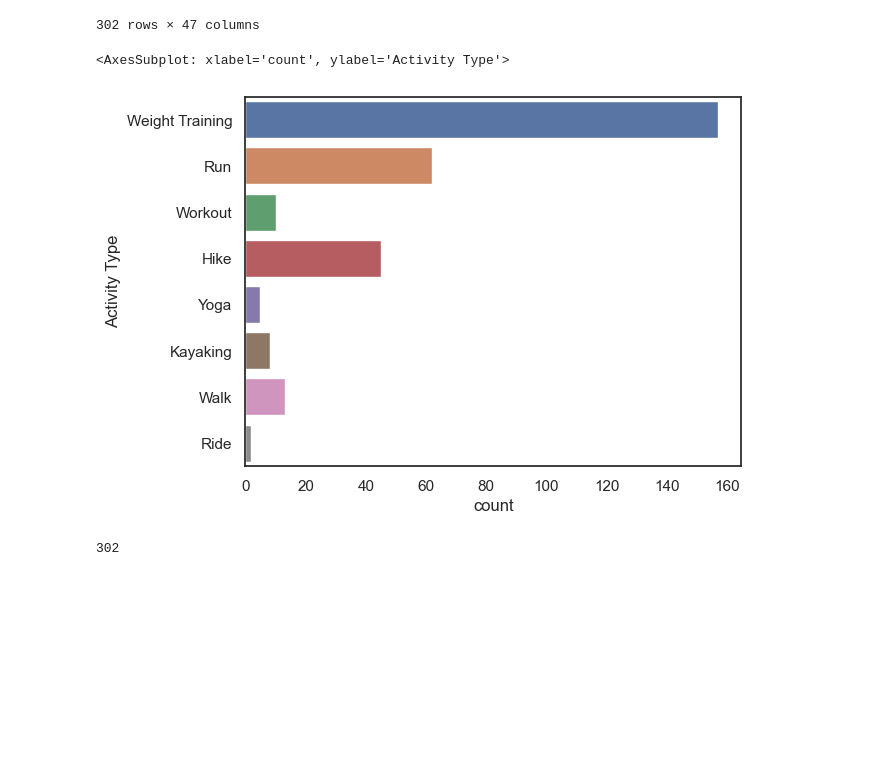
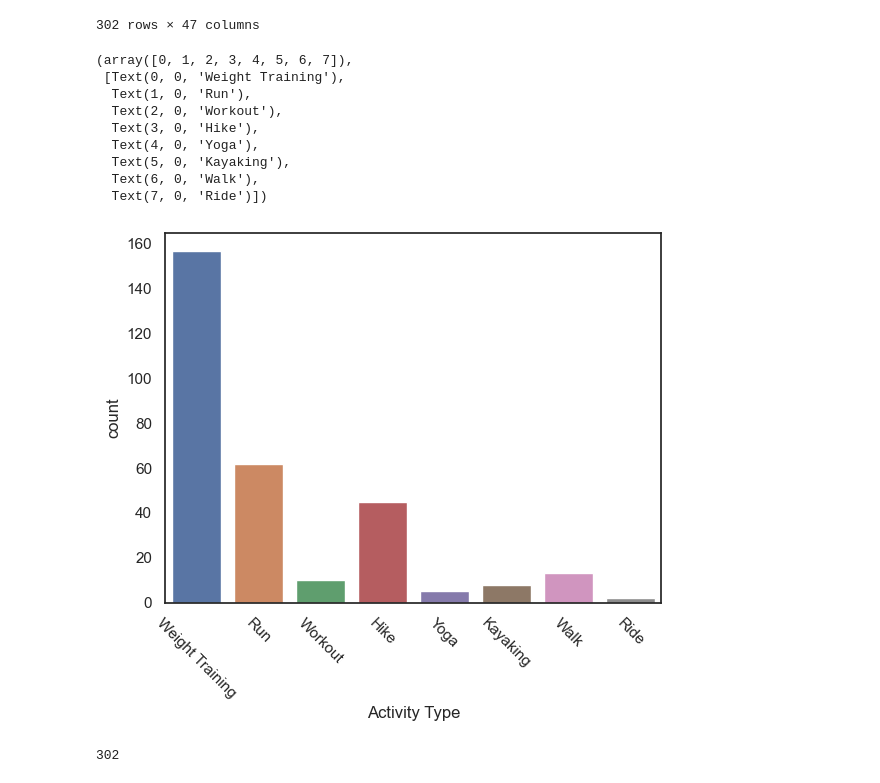
Before and after one commit to dazhaoniel/strava-recap-2022, a Jupyter notebook: strava2022.ipynb, the cells around one changed output. Drawn from its saved outputs; the diff is of its cells as text; code cells hidden in the pictures; blank space fills up the shorter version.

Commit message:
add new graph

```diff
--- a/strava2022.ipynb
+++ b/strava2022.ipynb
@@ -79,11 +79,19 @@ df
 | 1346 | 8253632431 | Dec 16, 2022, 1:26:53 AM | Fitbod - Shoulders, Abs | Weight Training | 405.0 Calories, 10 Exercises, 15,... | 5038 | ... |
 302 rows × 47 columns
 # %%
-sns.countplot(y='Activity Type', data=df)
-# plt.xticks(rotation=-45)
+sns.countplot(x='Activity Type', data=df)
+plt.xticks(rotation=-45)
 # %% [output]
-<AxesSubplot: xlabel='count', ylabel='Activity Type'>
+(array([0, 1, 2, 3, 4, 5, 6, 7]),
+ [Text(0, 0, 'Weight Training'),
+  Text(1, 0, 'Run'),
+  Text(2, 0, 'Workout'),
+  Text(3, 0, 'Hike'),
+  Text(4, 0, 'Yoga'),
+  Text(5, 0, 'Kayaking'),
+  Text(6, 0, 'Walk'),
+  Text(7, 0, 'Ride')])
-[figure, old version]
+[figure, new version]
 # %%
 # number of activities
 len(df)
```
Also changed, not shown: parts of 5 cells of this notebook.
